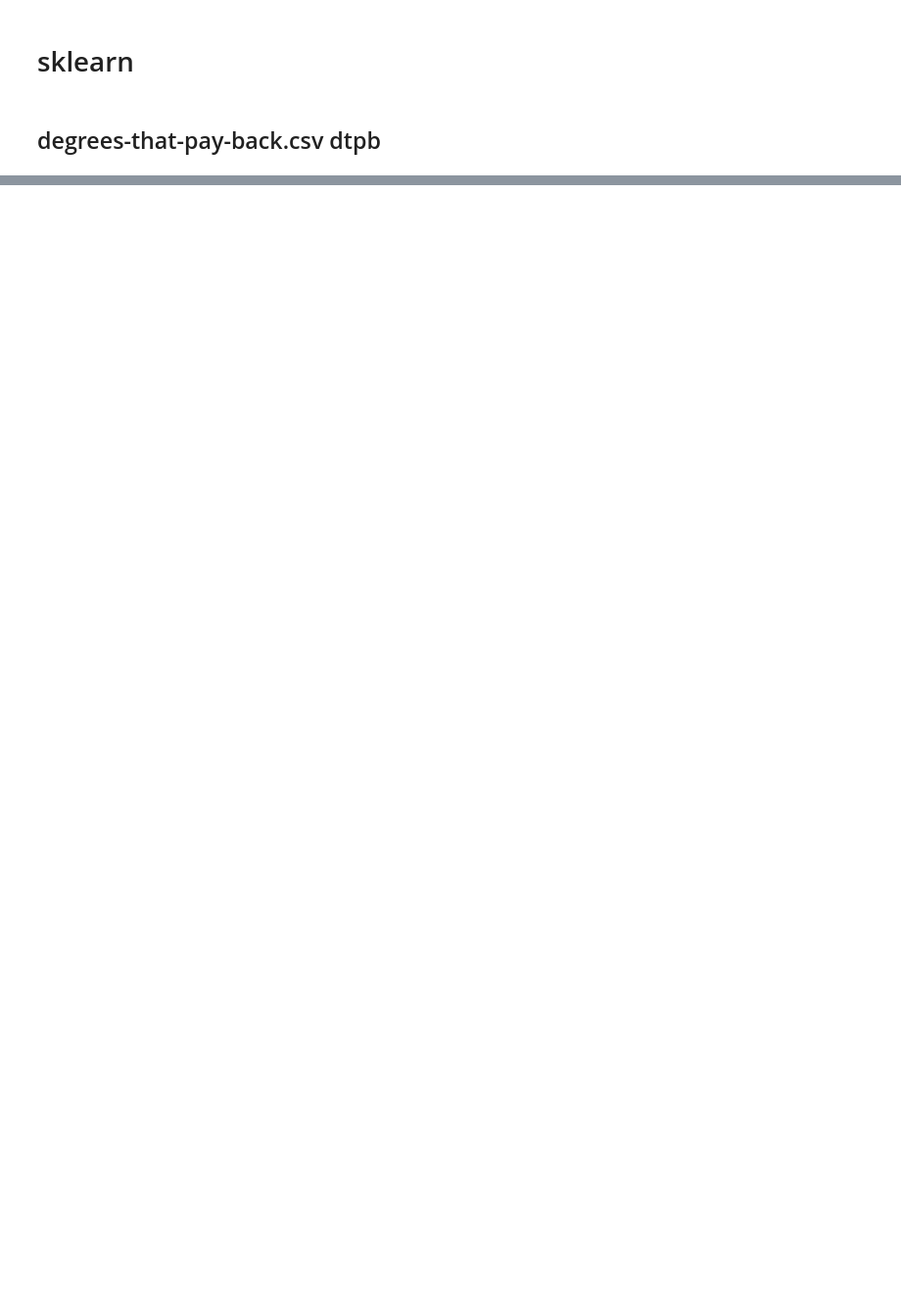
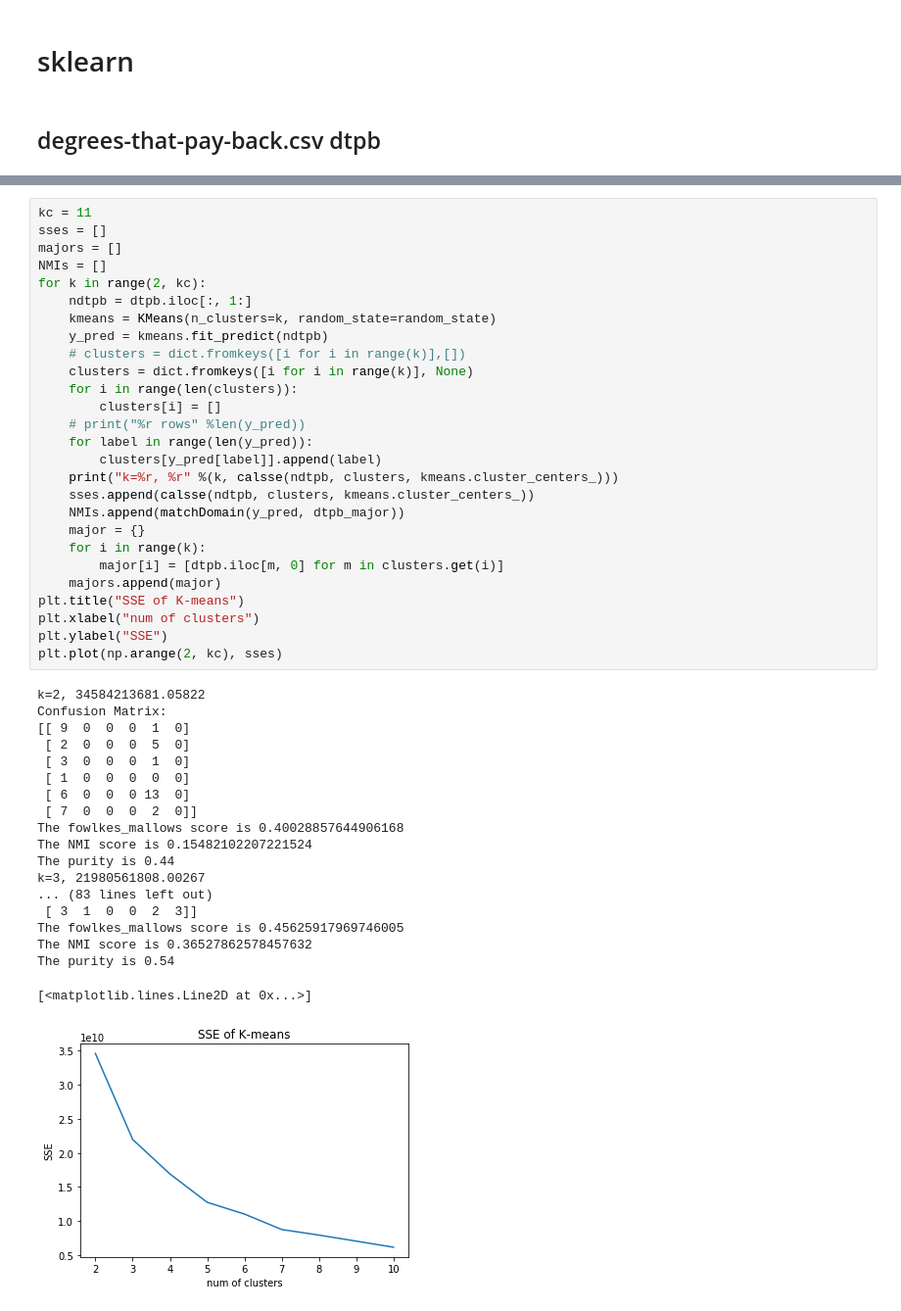
Before and after one commit to swqs1989/CS548, a Jupyter notebook: Project4/Proj4_preprocessing.ipynb, the cells around one changed output, grey strips where cells are left out. Shown at 98% size. Saved outputs shown, nothing was run; the diff lists cells and outputs as text; blank space fills up the shorter version.

```diff
--- a/Project4/Proj4_preprocessing.ipynb
+++ b/Project4/Proj4_preprocessing.ipynb
@@ -142,0 +535,47 @@ dtpb.describe()
+# %%
+kc = 11
+sses = []
+majors = []
+NMIs = []
+for k in range(2, kc):
+    ndtpb = dtpb.iloc[:, 1:]
+    kmeans = KMeans(n_clusters=k, random_state=random_state)
+    y_pred = kmeans.fit_predict(ndtpb)
+    # clusters = dict.fromkeys([i for i in range(k)],[])
+    clusters = dict.fromkeys([i for i in range(k)], None)
+    for i in range(len(clusters)):
+        clusters[i] = []
+    # print("%r rows" %len(y_pred))
+    for label in range(len(y_pred)):
+        clusters[y_pred[label]].append(label)
+    print("k=%r, %r" %(k, calsse(ndtpb, clusters, kmeans.cluster_centers_)))
+    sses.append(calsse(ndtpb, clusters, kmeans.cluster_centers_))
+    NMIs.append(matchDomain(y_pred, dtpb_major))
+    major = {}
+    for i in range(k):
+        major[i] = [dtpb.iloc[m, 0] for m in clusters.get(i)]
+    majors.append(major)
+plt.title("SSE of K-means")
+plt.xlabel("num of clusters")
+plt.ylabel("SSE")
+plt.plot(np.arange(2, kc), sses)
+# %% [output]
+k=2, 34584213681.05822
+Confusion Matrix:
+[[ 9  0  0  0  1  0]
+ [ 2  0  0  0  5  0]
+ [ 3  0  0  0  1  0]
+ [ 1  0  0  0  0  0]
+ [ 6  0  0  0 13  0]
+ [ 7  0  0  0  2  0]]
+The fowlkes_mallows score is 0.40028857644906168
+The NMI score is 0.15482102207221524
+The purity is 0.44
+k=3, 21980561808.00267
+... (83 lines left out)
+ [ 3  1  0  0  2  3]]
+The fowlkes_mallows score is 0.45625917969746005
+The NMI score is 0.36527862578457632
+The purity is 0.54
+[<matplotlib.lines.Line2D at 0x...>]
+[figure, added]
```
Also changed, not shown: parts of 65 cells of this notebook, 29 other files.
